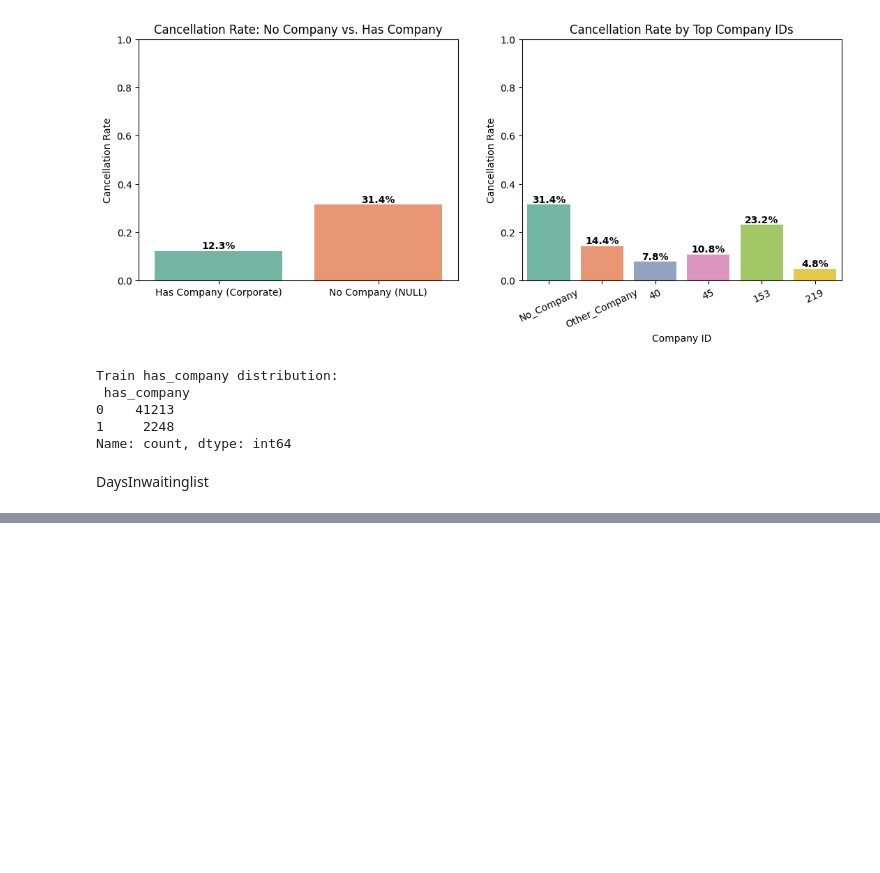
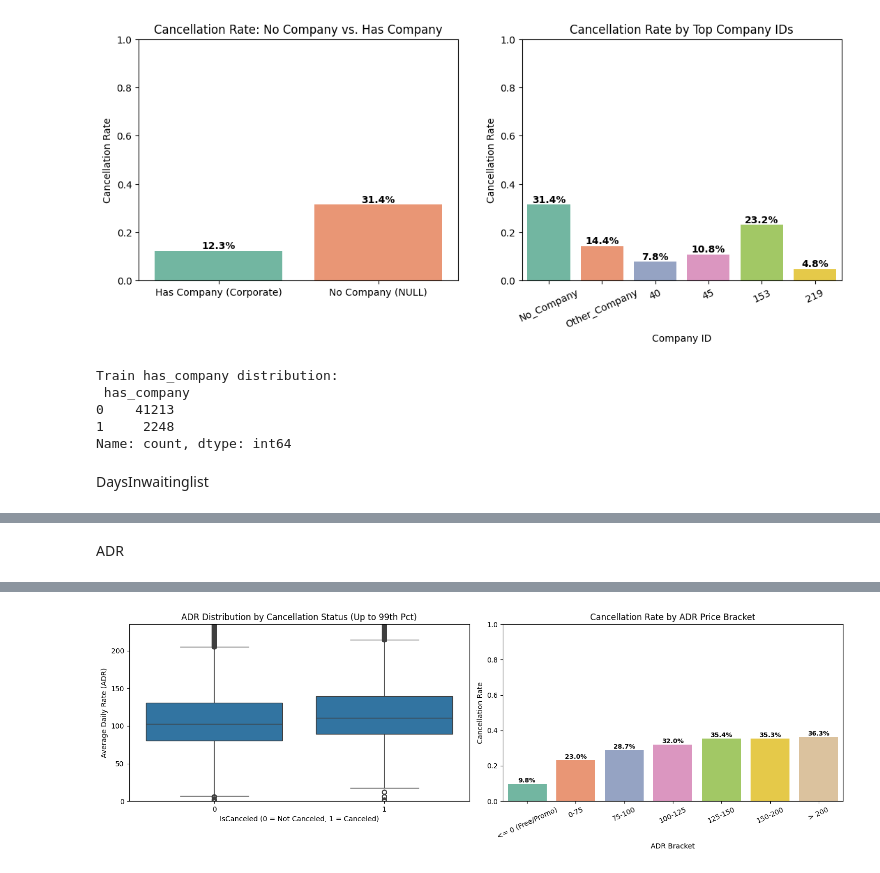
Before and after one commit to nourMelegy/City-Hotel-Booking-Demand-ML-Model, a Jupyter notebook: src/preprocessing/classificationPPwithoutDuplicates.ipynb, the cells around one changed output, grey strips where cells are left out. Saved outputs shown, nothing was run; the diff lists cells and outputs as text; code cells hidden in the pictures; blank space fills up the shorter version.

```diff
--- a/src/preprocessing/classificationPPwithoutDuplicates.ipynb
+++ b/src/preprocessing/classificationPPwithoutDuplicates.ipynb
@@ -1975,0 +2188,73 @@ DaysInwaitinglist
+# %% [markdown]
+ADR
+# %%
+import matplotlib.pyplot as plt
+import pandas as pd
+import seaborn as sns
+
+# 1. Unique values & distribution summary (Training Set)
+print("=== ADR Summary (Train) ===")
+print(X_train["ADR"].describe())
+print(f"\nUnique ADR values: {X_train['ADR'].nunique()} out of {len(X_train)} rows")
+print(f"Zero ADR bookings (ADR == 0): {(X_train['ADR'] == 0).sum()}")
+print(f"Negative ADR bookings (ADR < 0): {(X_train['ADR'] < 0).sum()}")
+print("\nTop 10 most frequent ADR values:")
+print(X_train["ADR"].value_counts().head(10))
+print("\nTop 5 highest ADR values (outlier check):")
+print(X_train["ADR"].nlargest(5).values)
+
+# 2. Effect on IsCanceled across ADR price brackets
+adr_bins = [-float("inf"), 0, 75, 100, 125, 150, 200, float("inf")]
+adr_labels = ["<= 0 (Free/Promo)", "0-75", "75-100", "100-125", "125-150", "150-200", "> 200"]
+
+adr_summary = (
+    pd.DataFrame({
+        "ADR_Bracket": pd.cut(X_train["ADR"], bins=adr_bins, labels=adr_labels),
+        "IsCanceled": y_train,
+    })
+    .groupby("ADR_Bracket", observed=False)["IsCanceled"]
+    .agg(total_bookings="count", canceled_count="sum", cancellation_rate="mean")
+)
+
+print("\n=== Cancellation Rate by ADR Bracket (Train) ===")
+display(adr_summary)
+
+# 3. Side-by-side visualization: Distribution + Binned Cancellation Rate
+fig, axes = plt.subplots(1, 2, figsize=(15, 5))
+
+# Left: Boxplot capped at 99th percentile so extreme outliers don't squash the box
+train_plot = pd.DataFrame({"ADR": X_train["ADR"], "IsCanceled": y_train})
+sns.boxplot(data=train_plot, x="IsCanceled", y="ADR", ax=axes[0])
+axes[0].set_ylim(0, X_train["ADR"].quantile(0.99))
+axes[0].set_title("ADR Distribution by Cancellation Status (Up to 99th Pct)")
+axes[0].set_xlabel("IsCanceled (0 = Not Canceled, 1 = Canceled)")
+axes[0].set_ylabel("Average Daily Rate (ADR)")
+
+# Right: Cancellation rate by ADR bracket
+ax_bar = sns.barplot(
+    x=adr_summary.index,
+    y=adr_summary["cancellation_rate"],
+    hue=adr_summary.index,
+    palette="Set2",
+    legend=False,
+    ax=axes[1],
+)
+axes[1].set_title("Cancellation Rate by ADR Price Bracket")
+axes[1].set_xlabel("ADR Bracket")
+axes[1].set_ylabel("Cancellation Rate")
+axes[1].set_ylim(0, 1.0)
+axes[1].tick_params(axis="x", rotation=25)
+
+for p in ax_bar.patches:
+    ax_bar.annotate(
+        f"{p.get_height()*100:.1f}%",
+        (p.get_x() + p.get_width() / 2.0, p.get_height()),
+        ha="center",
+        va="bottom",
+        fontsize=9,
+        fontweight="bold",
+    )
+
+plt.tight_layout()
+plt.show()
+# %% [output]
@@ -1975,0 +2287 @@ DaysInwaitinglist
+[figure, added]
```
Also changed, not shown: parts of 29 cells of this notebook.
